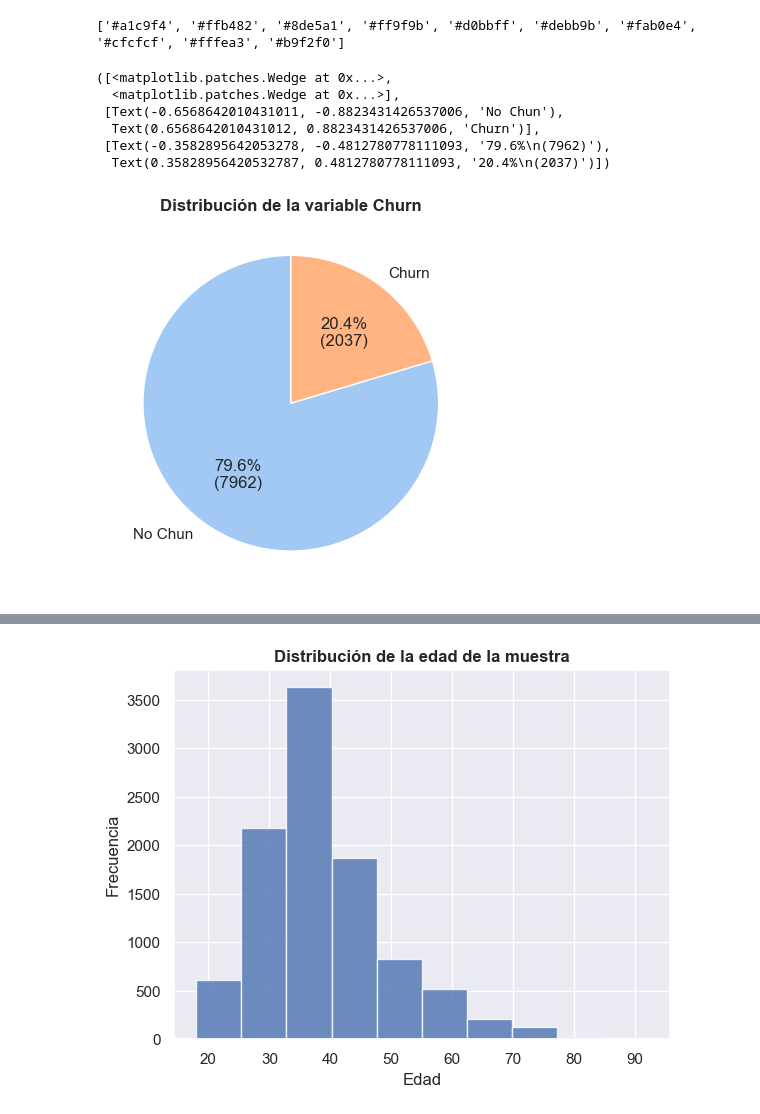
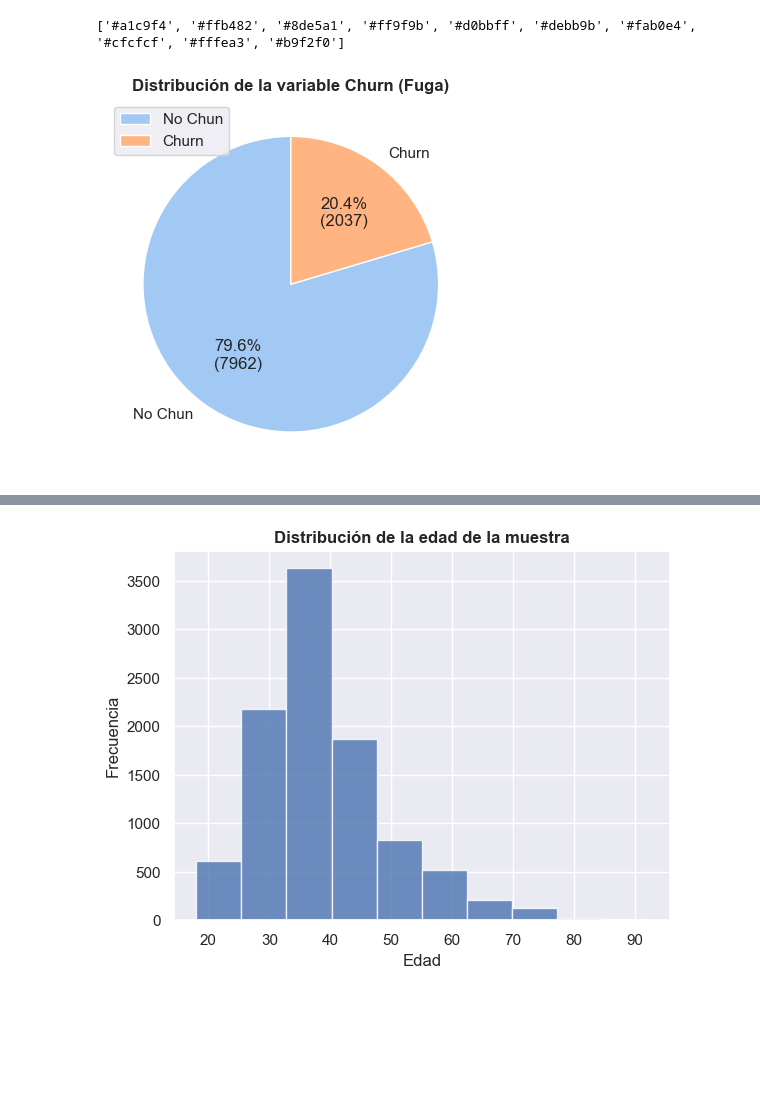
Before and after one commit to yrouuu/TFG_ADE, a Jupyter notebook: exploratorio/eda.ipynb, the cells around one changed output, grey strips where cells are left out. Drawn from its saved outputs; the diff is of its cells as text; code cells hidden in the pictures; blank space fills up the shorter version.

```diff
--- a/exploratorio/eda.ipynb
+++ b/exploratorio/eda.ipynb
@@ -175,23 +175,18 @@ sns.set_theme(style="darkgrid")
 # %%
 #print(data['churn'].value_counts())
 
 n_churn = data['churn'].value_counts()
 plt.figure()
-plt.title('Distribución de la variable Churn', fontweight = 'bold')
+plt.title('Distribución de la variable Churn (Fuga)', fontweight = 'bold')
 
 plt.pie(n_churn,
         labels=['No Chun','Churn'],
         autopct=lambda pct: pie(pct,n_churn),
         startangle=90,
-        colors=('#a1c9f4','#ffb482'))
+        colors=('#a1c9f4','#ffb482'));
+plt.legend(loc='upper left');
 # %% [output]
-([<matplotlib.patches.Wedge at 0x...>,
-  <matplotlib.patches.Wedge at 0x...>],
- [Text(-0.6568642010431011, -0.8823431426537006, 'No Chun'),
-  Text(0.6568642010431012, 0.8823431426537006, 'Churn')],
- [Text(-0.3582895642053278, -0.4812780778111093, '79.6%\n(7962)'),
-  Text(0.35828956420532787, 0.4812780778111093, '20.4%\n(2037)')])
-[figure, old version]
+[figure, new version]
 # %%
 n_gender = data['gender'].value_counts()
 plt.figure()
```
Also changed, not shown: parts of 4 cells of this notebook.
